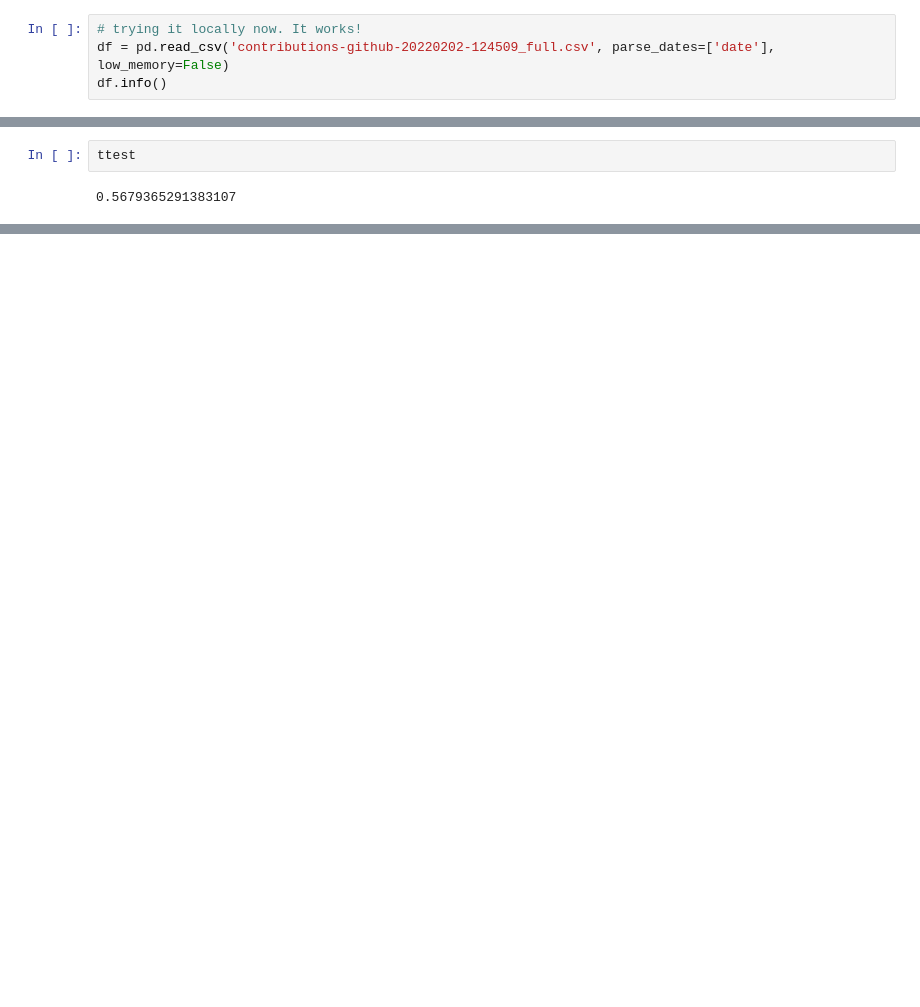
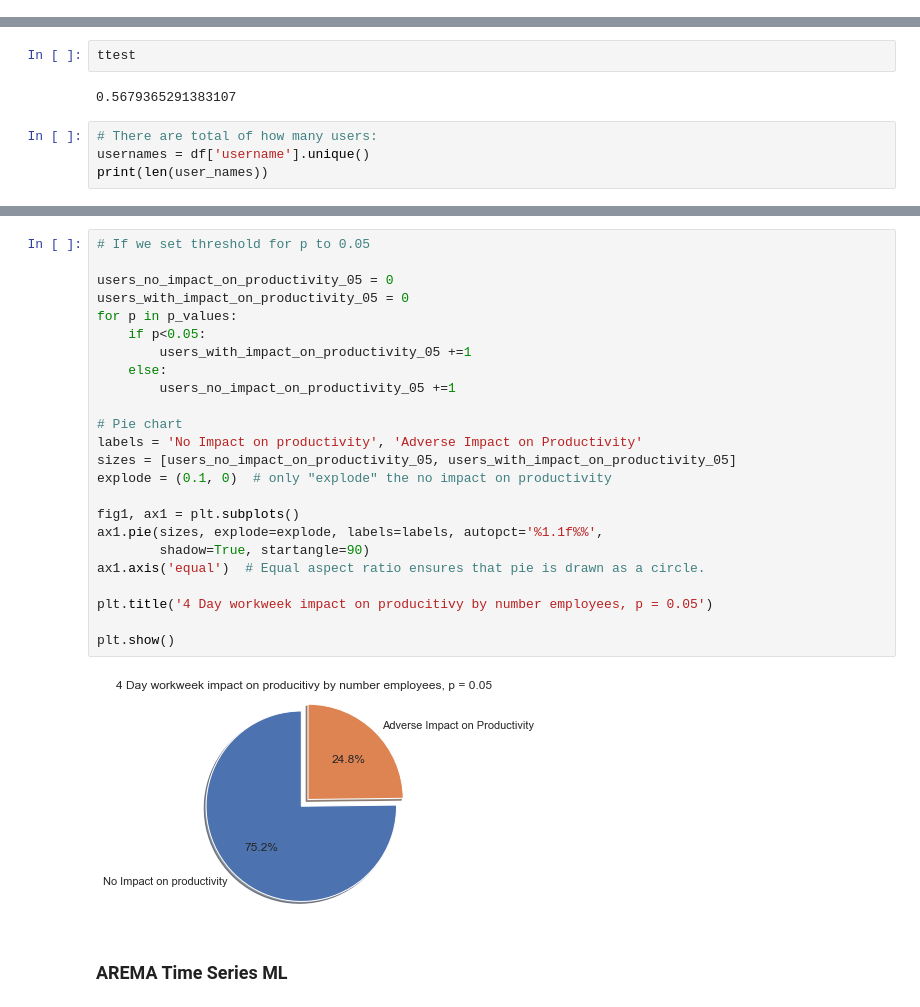
Before and after one commit to anastasia-pashkova/TDI_capstone, a Jupyter notebook: aap_capstone_2022-03-29_data_analysis.ipynb, the cells around one changed output, grey strips where cells are left out. Drawn from its saved outputs; the diff is of its cells as text; blank space fills up the shorter version.

```diff
--- a/aap_capstone_2022-03-29_data_analysis.ipynb
+++ b/aap_capstone_2022-03-29_data_analysis.ipynb
@@ -21,7 +21,3 @@ Data columns (total 3 columns):
  2   date      94170 non-null  datetime64[ns]
 dtypes: datetime64[ns](1), int64(1), object(1)
 memory usage: 2.2+ MB
-# %%
-# trying it locally now. It works!
-df = pd.read_csv('contributions-github-20220202-124509_full.csv', parse_dates=['date'], low_memory=False)
-df.info()
@@ -339,3 +326,7 @@ else:
 ttest
 # %% [output]
 0.5679365291383107
+# %%
+# There are total of how many users:
+usernames = df['username'].unique()
+print(len(user_names))
@@ -341,0 +425,28 @@ ttest
+# %%
+# If we set threshold for p to 0.05
+
+users_no_impact_on_productivity_05 = 0
+users_with_impact_on_productivity_05 = 0
+for p in p_values:
+    if p<0.05:
+        users_with_impact_on_productivity_05 +=1
+    else:
+        users_no_impact_on_productivity_05 +=1
+
+# Pie chart
+labels = 'No Impact on productivity', 'Adverse Impact on Productivity'
+sizes = [users_no_impact_on_productivity_05, users_with_impact_on_productivity_05]
+explode = (0.1, 0)  # only "explode" the no impact on productivity
+
+fig1, ax1 = plt.subplots()
+ax1.pie(sizes, explode=explode, labels=labels, autopct='%1.1f%%',
+        shadow=True, startangle=90)
+ax1.axis('equal')  # Equal aspect ratio ensures that pie is drawn as a circle.
+
+plt.title('4 Day workweek impact on producitivy by number employees, p = 0.05')
+
+plt.show()
+# %% [output]
+[figure, added]
+# %% [markdown]
+### AREMA Time Series ML
```
Also changed, not shown: parts of 11 cells of this notebook.
